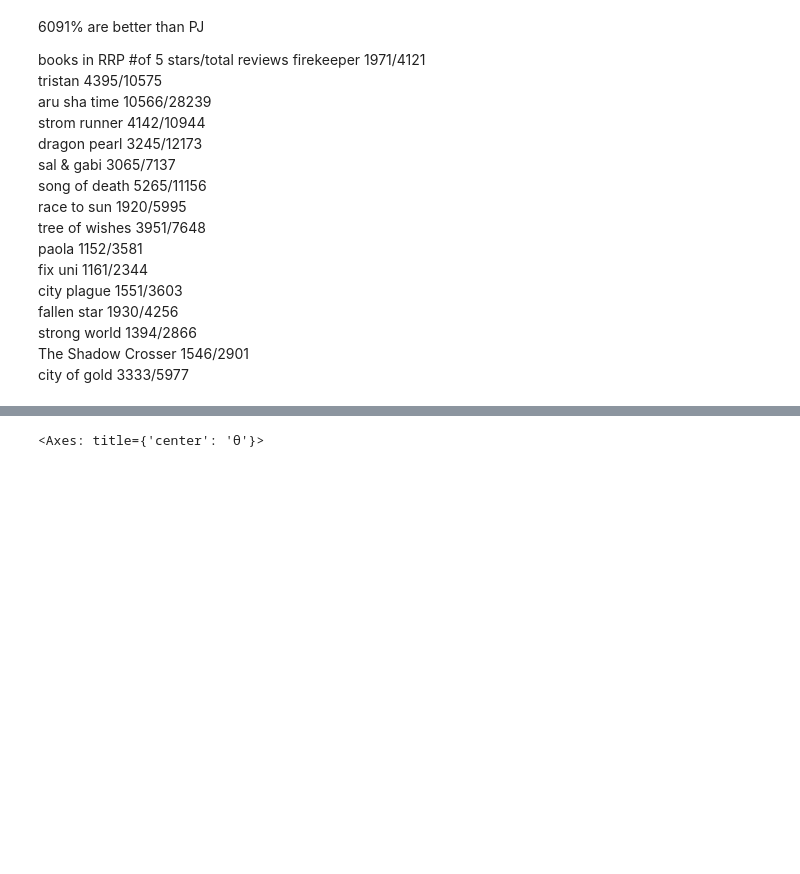
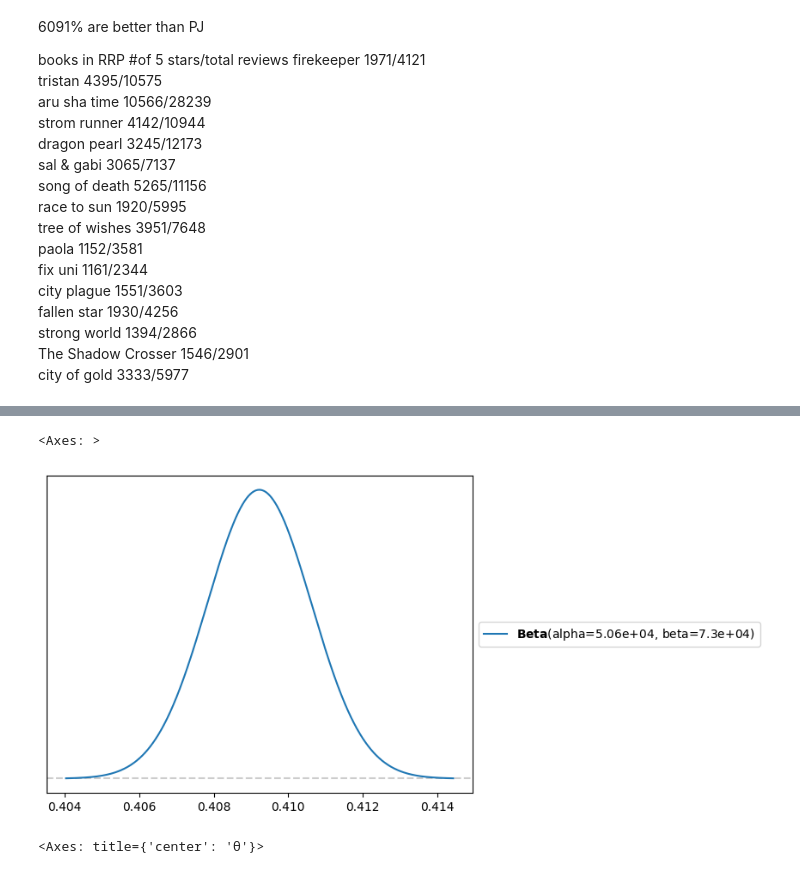
Before and after one commit to Rbca0/Data-Science, a Jupyter notebook: Unit2/RebevanBU2.ipynb, the cells around one changed output, grey strips where cells are left out. Cells and saved outputs as stored; diff of their text form; code cells hidden in the pictures; blank space fills up the shorter version.

```diff
--- a/Unit2/RebevanBU2.ipynb
+++ b/Unit2/RebevanBU2.ipynb
@@ -63,5 +64,9 @@ Requirement already satisfied: six>=1.5 in /usr/local/lib/python3.12/dist-packag
 # %%
 Rrp_data = np.repeat([1,0], repeats = [50587,73029])
+pz.Beta(alpha=50587,beta=73029).plot_pdf()
+# %% [output]
+<Axes: >
+[figure, added]
 # %%
 with pm.Model() as Rrp_Model:
   θ = pm.Beta('θ' , alpha = 43892. , beta =50000.)
```
Also changed, not shown: parts of 2 cells of this notebook.
